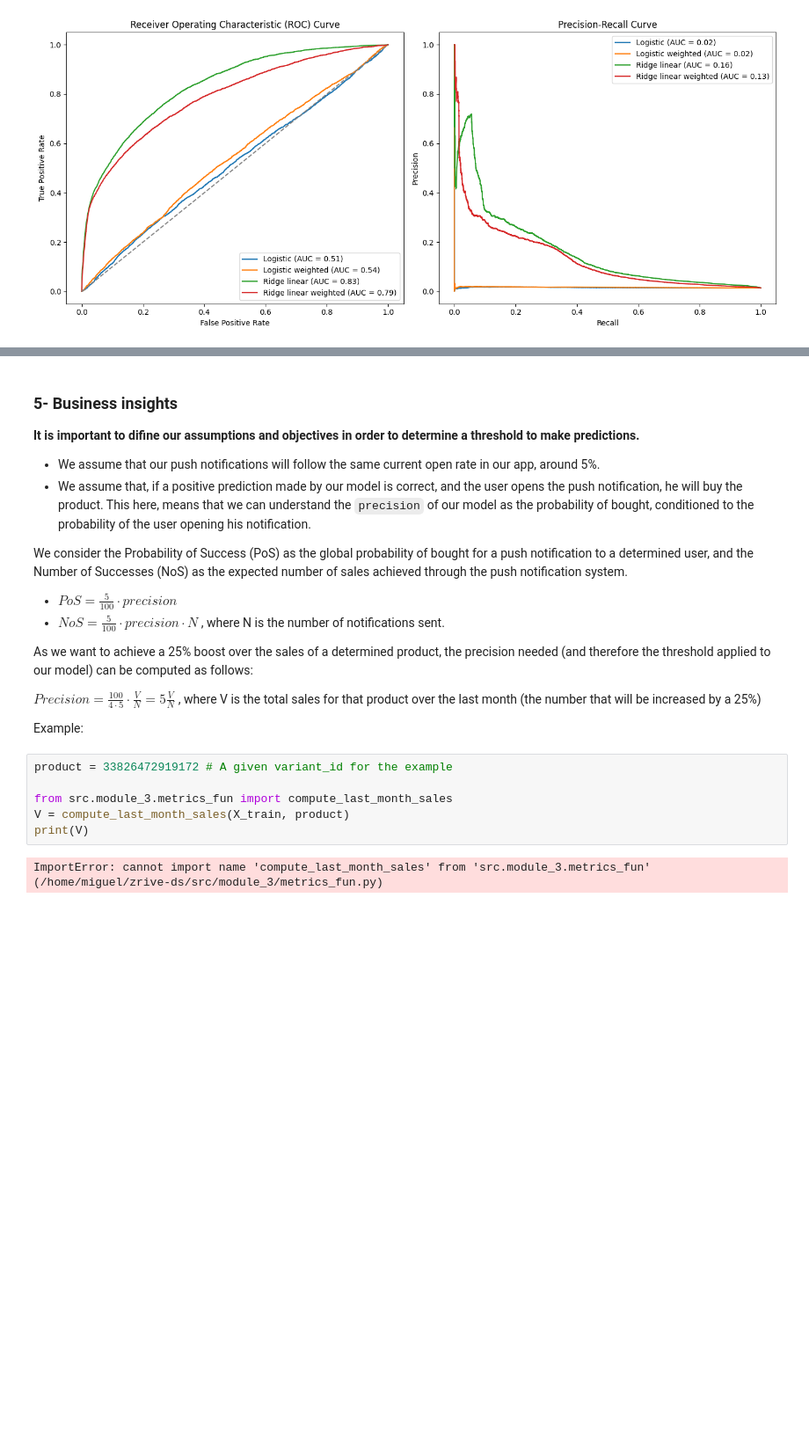
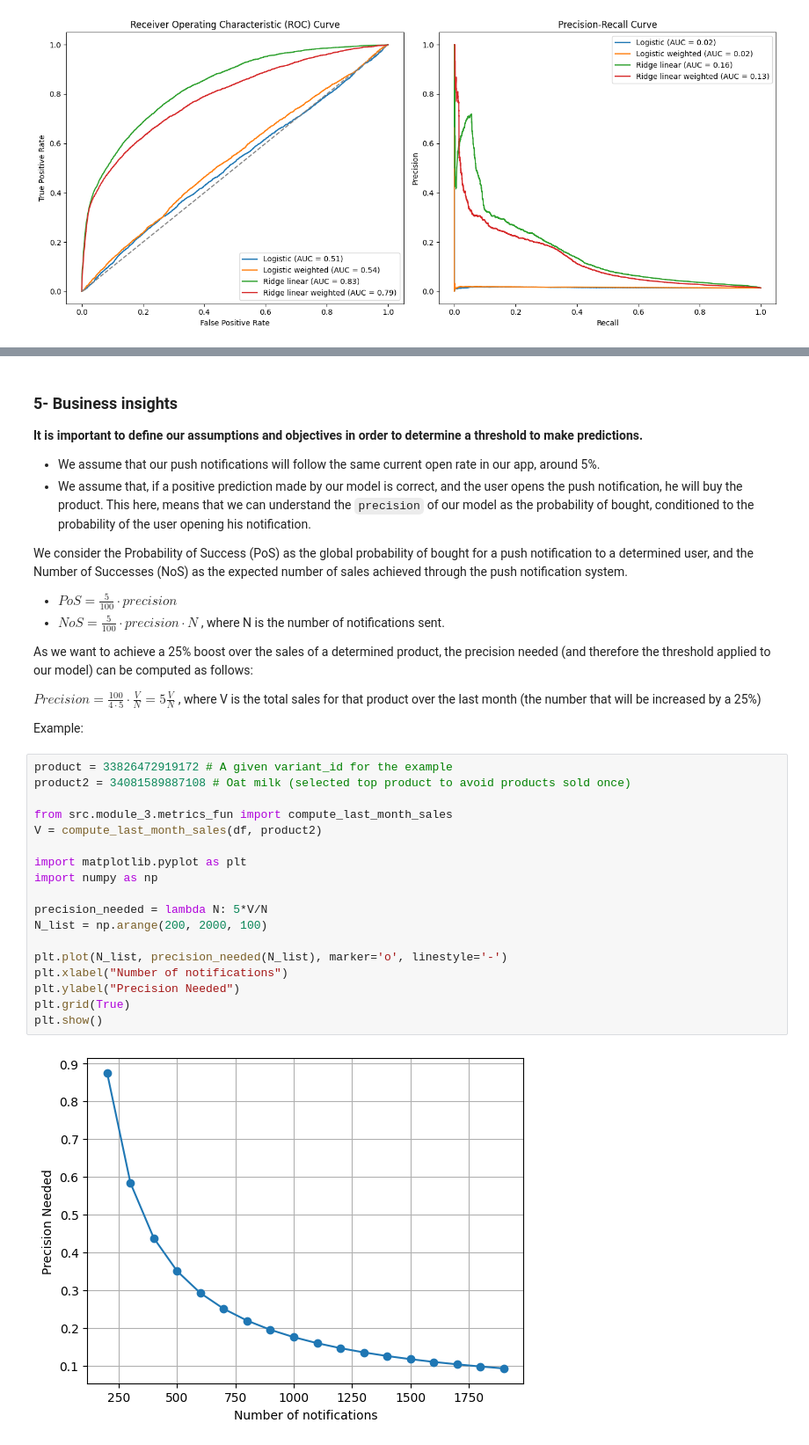
Before and after one commit to MiguelAlvarezHernanz/zrive-ds, a Jupyter notebook: src/module_3/exploration_phase.ipynb, the cells around one changed output, grey strips where cells are left out. Shown at 88% size. Drawn from its saved outputs; the diff is of its cells as text; blank space fills up the shorter version.

Commit message:
new file:   src/module_3/MVP_code.py 	modified:   src/module_3/exploration_phase.ipynb 	modified:   src/module_3/metrics_fun.py

```diff
--- a/src/module_3/exploration_phase.ipynb
+++ b/src/module_3/exploration_phase.ipynb
@@ -134,6 +144,6 @@ plot_roc_pr_curves([logistic_model, logistic_model_weighted, ridge_model, ridge_
 # %% [markdown]
 ### **5- Business insights**
-**It is important to difine our assumptions and objectives in order to determine a threshold to make predictions.**
+**It is important to define our assumptions and objectives in order to determine a threshold to make predictions.**
 
 - We assume that our push notifications will follow the same current open rate in our app, around 5%.
 - We assume that, if a positive prediction made by our model is correct, and the user opens the push notification, he will buy the product. This here, means that we can understand the `precision` of our model as the probability of bought, conditioned to the probability of the user opening his notification.
@@ -148,11 +158,23 @@ As we want to achieve a 25% boost over the sales of a determined product, the pr
 $Precision = \frac{100}{4 \cdot 5} \cdot \frac{V}{N} = 5 \frac{V}{N}$ , where V is the total sales for that product over the last month (the number that will be increased by a 25%)
 
 Example:
-# %%
-product = 33826472919172 # A given variant_id for the example
-
-from src.module_3.metrics_fun import compute_last_month_sales
-V = compute_last_month_sales(X_train, product)
-print(V)
-# %% [output]
-ImportError: cannot import name 'compute_last_month_sales' from 'src.module_3.metrics_fun' (/home/miguel/zrive-ds/src/module_3/metrics_fun.py)
+# %%
+product = 33826472919172 # A given variant_id for the example
+product2 = 34081589887108 # Oat milk (selected top product to avoid products sold once)
+
+from src.module_3.metrics_fun import compute_last_month_sales
+V = compute_last_month_sales(df, product2)
+
+import matplotlib.pyplot as plt
+import numpy as np
+
+precision_needed = lambda N: 5*V/N
+N_list = np.arange(200, 2000, 100)
+
+plt.plot(N_list, precision_needed(N_list), marker='o', linestyle='-')
+plt.xlabel("Number of notifications")
+plt.ylabel("Precision Needed")
+plt.grid(True)
+plt.show()
+# %% [output]
+[figure, added]
```
Also changed, not shown: parts of 15 cells of this notebook, 2 other files.
